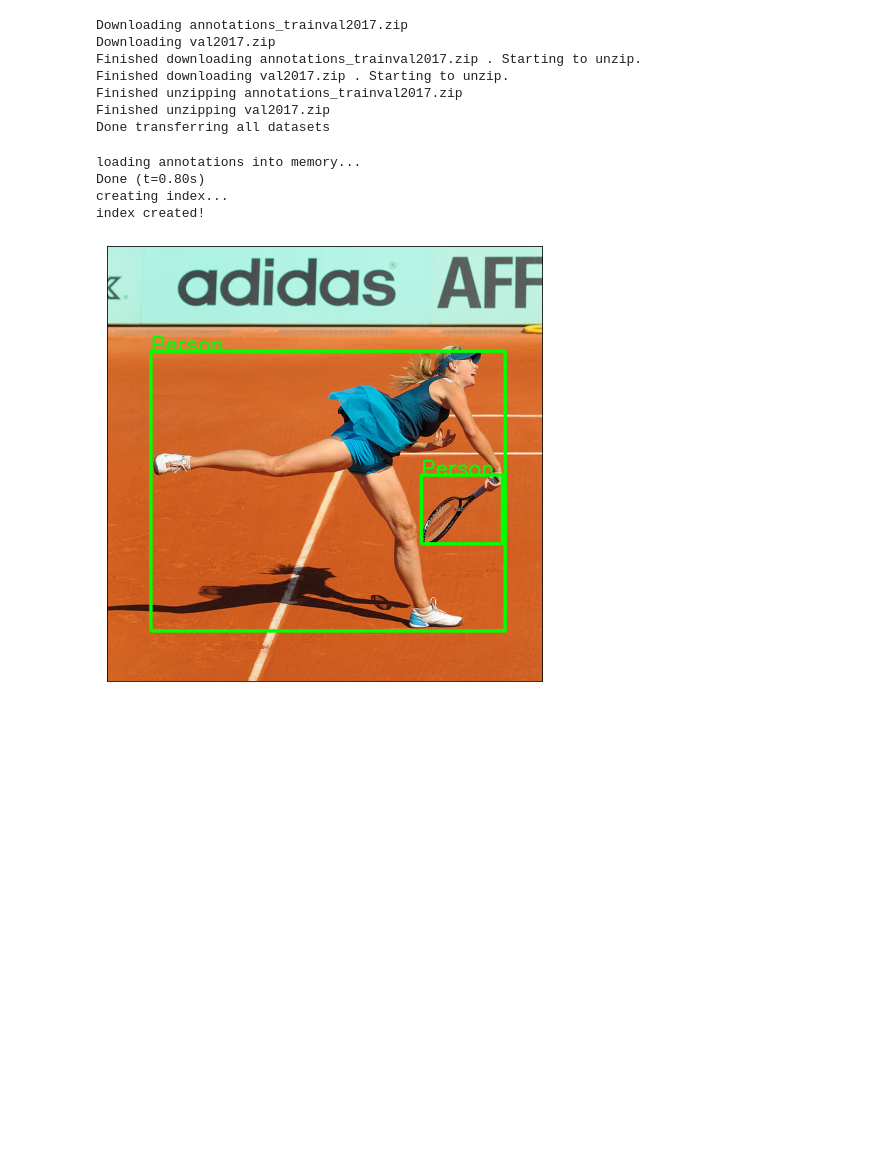
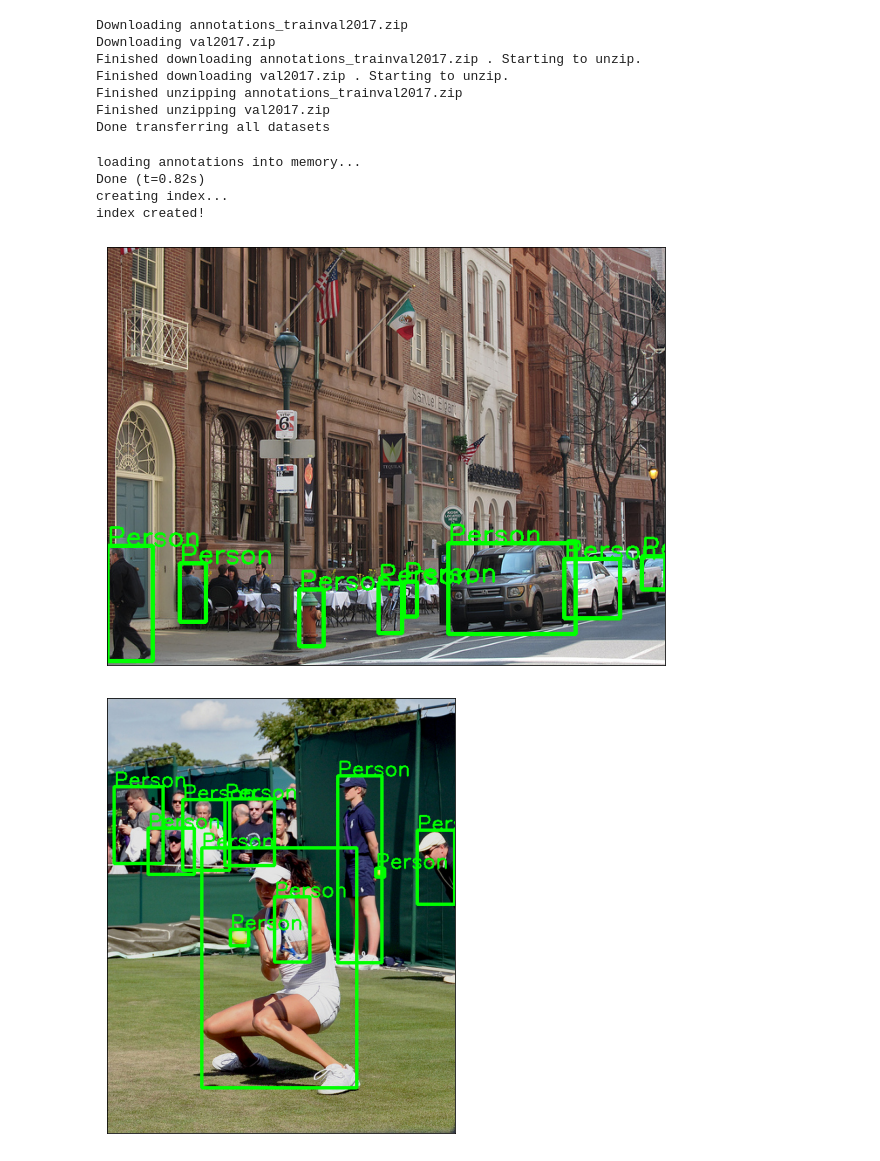
Before and after one commit to pallabee/human-pose-estimation, a Jupyter notebook: person_detector.ipynb, the cells around one changed output. Saved outputs shown, nothing was run; the diff lists cells and outputs as text; code cells hidden in the pictures; blank space fills up the shorter version.

```diff
--- a/person_detector.ipynb
+++ b/person_detector.ipynb
@@ -93,32 +93,33 @@ def object_detection(img_path, bbox, threshold=0.5, rect_th=3, text_size=1.0, te
 # %%
 model = torchvision.models.detection.fasterrcnn_resnet50_fpn(pretrained=True)
 model.eval()
 
 dataDir = '/content'
 dataType = 'val2017'
 annFile='{}/annotations/instances_{}.json'.format(dataDir,dataType)
 coco=COCO(annFile)
 catID = coco.getCatIds(catNms='person')
 imgIds = coco.getImgIds(catIds=catID)
 # load and display random images
-images = random.sample(imgIds,1)
+images = random.sample(imgIds,5)
 
 for img_id in coco.loadImgs(images):
   file_name = img_id['file_name']
   img_path = dataDir + '/' + dataType + '/' + file_name
   gt_ann_ids = coco.getAnnIds(imgIds=[img_id["id"]])
   gt_anns = coco.loadAnns(gt_ann_ids)
   for gt in gt_anns:
     bbox = gt['bbox']
 
   object_detection(img_path, bbox, threshold=0.9)
 
   # plt.axis('off')
   # plt.imshow(img)
   # plt.show()
 # %% [output]
 loading annotations into memory...
-Done (t=0.80s)
+Done (t=0.82s)
 creating index...
 index created!
-[figure, old version]
+[figure, new version]
+[figure, added]
```
Also changed, not shown: parts of 1 cell of this notebook.
